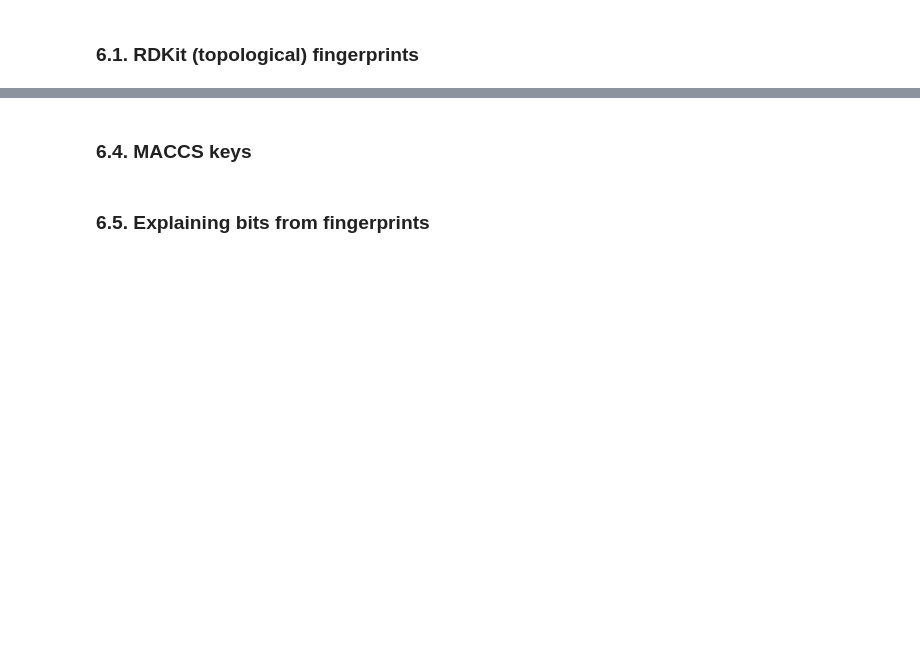
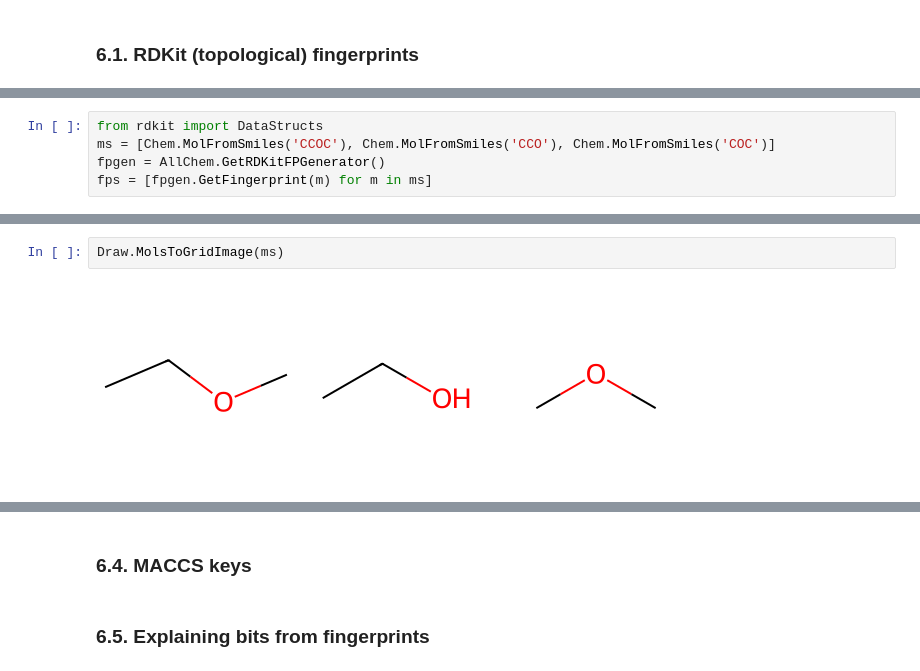
Before and after one commit to wehs7661/demos_hub, a Jupyter notebook: notebooks/RDKit.ipynb, the cells around one changed output, grey strips where cells are left out. Cells and saved outputs as stored; diff of their text form; blank space fills up the shorter version.

```diff
--- a/notebooks/RDKit.ipynb
+++ b/notebooks/RDKit.ipynb
@@ -1082,0 +1089,5 @@ Note that there are older, legacy methods of generating fingerprints with the RD
+# %%
+from rdkit import DataStructs
+ms = [Chem.MolFromSmiles('CCOC'), Chem.MolFromSmiles('CCO'), Chem.MolFromSmiles('COC')]
+fpgen = AllChem.GetRDKitFPGenerator()
+fps = [fpgen.GetFingerprint(m) for m in ms]
@@ -1082,0 +1106,4 @@ Note that there are older, legacy methods of generating fingerprints with the RD
+# %%
+Draw.MolsToGridImage(ms)
+# %% [output]
+[figure, added]
```
Also changed, not shown: parts of 40 cells of this notebook.
